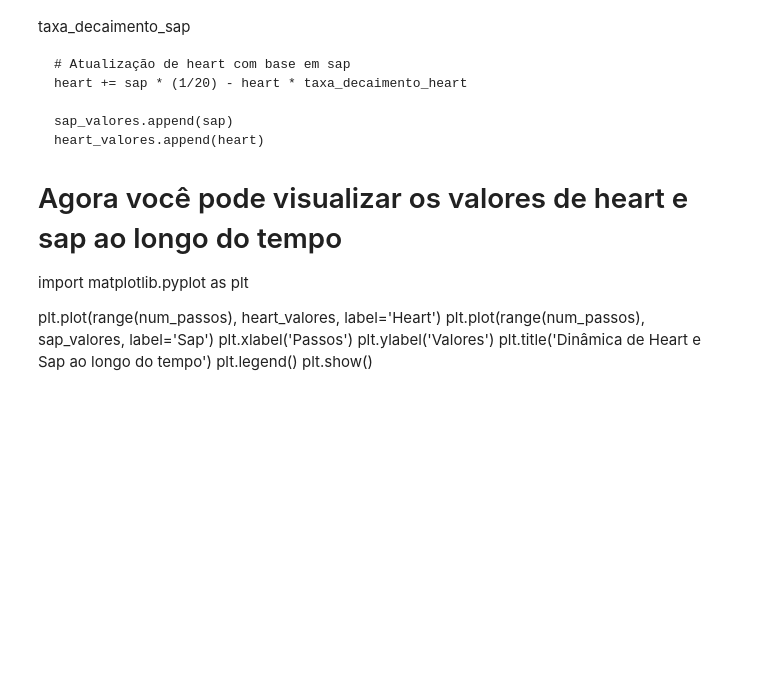
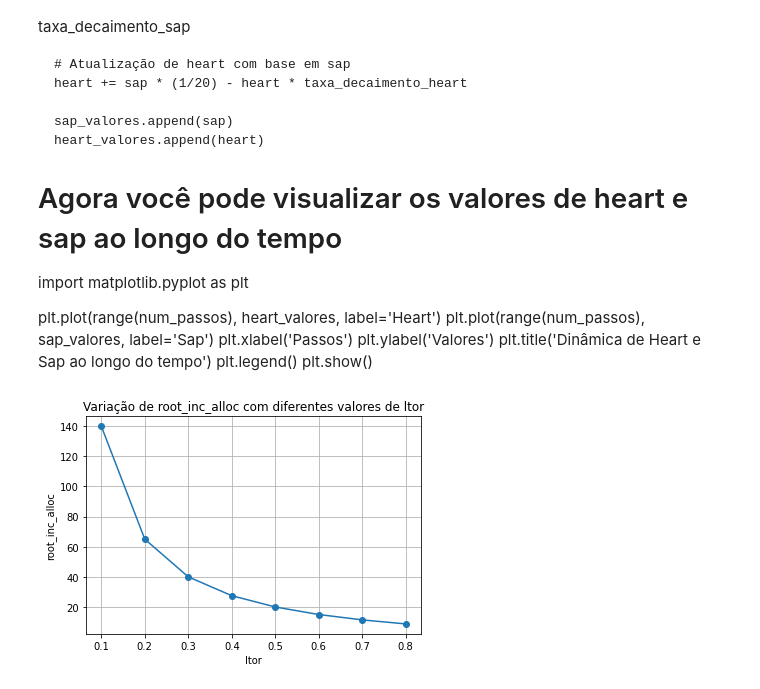
Before and after one commit to ma-gutii/CAETE-DVM-alloc-allom, a Jupyter notebook: src/Untitled-1.ipynb, the cells around one changed output. Drawn from its saved outputs; the diff is of its cells as text; code cells hidden in the pictures; blank space fills up the shorter version.

```diff
--- a/src/Untitled-1.ipynb
+++ b/src/Untitled-1.ipynb
@@ -700,3 +700,33 @@ plt.ylabel('Valores')
 plt.title('Dinâmica de Heart e Sap ao longo do tempo')
 plt.legend()
 plt.show()
+# %%
+import matplotlib.pyplot as plt
+
+# Suponha que você tenha valores para leaf_in_ind, leaf_inc_alloc e root_in_ind
+leaf_in_ind = 10.0
+leaf_inc_alloc = 5.0
+root_in_ind = 10.0
+
+# Defina diferentes valores de ltor
+ltor_values = [0.1, 0.2, 0.3, 0.4, 0.5, 0.6, 0.7, 0.8]
+
+# Inicialize uma lista para armazenar os valores de root_inc_alloc
+root_inc_alloc_values = []
+
+# Calcule root_inc_alloc para diferentes valores de ltor e armazene-os na lista
+for ltor in ltor_values:
+    root_inc_alloc = ((leaf_in_ind + leaf_inc_alloc) / ltor) - root_in_ind
+    root_inc_alloc_values.append(root_inc_alloc)
+
+# Crie o gráfico
+plt.plot(ltor_values, root_inc_alloc_values, marker='o', linestyle='-')
+plt.title('Variação de root_inc_alloc com diferentes valores de ltor')
+plt.xlabel('ltor')
+plt.ylabel('root_inc_alloc')
+plt.grid(True)
+
+# Exiba o gráfico
+plt.show()
+# %% [output]
+[figure, added]
```
Also changed, not shown: 1 other file.
